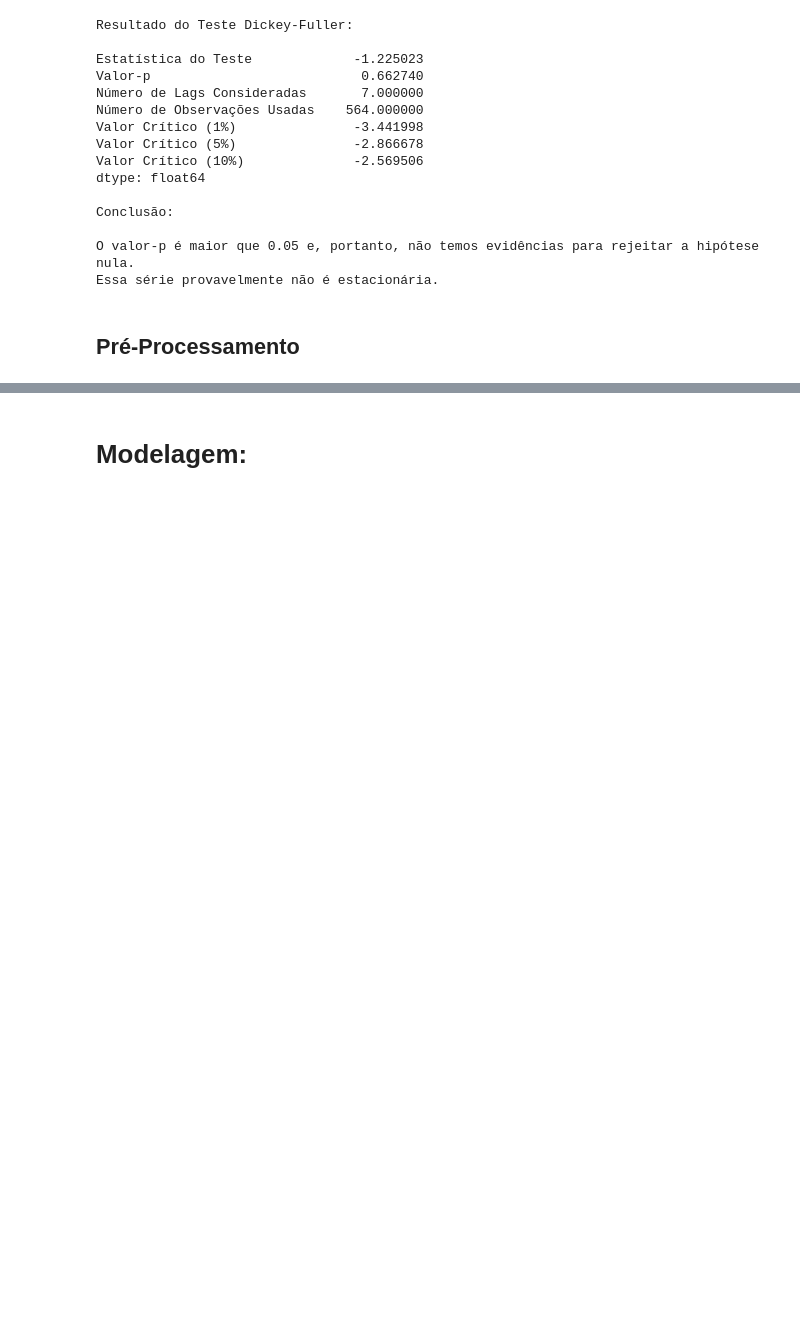
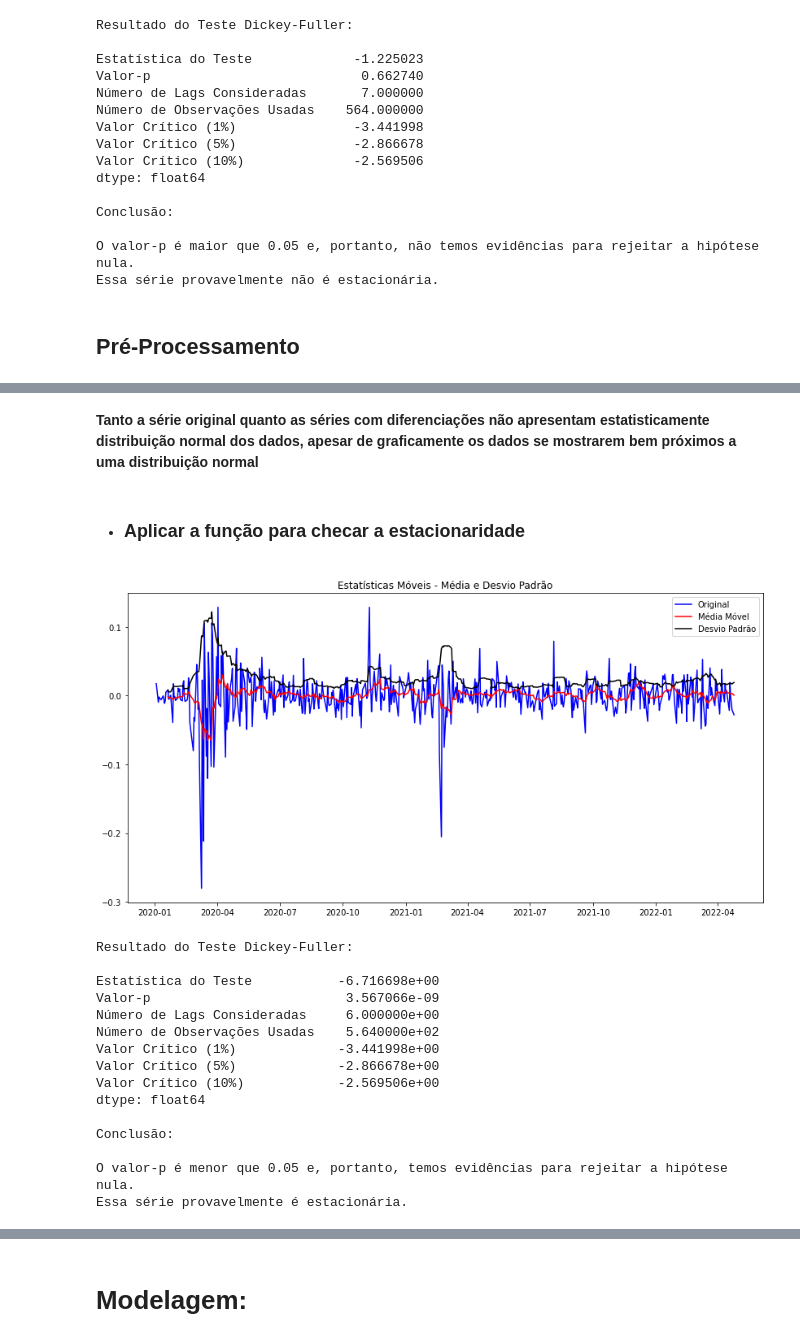
Before and after one commit to guirocha008/Ciencia-de-Dados, a Jupyter notebook: Modelo_ARIMA.ipynb, the cells around one changed output, grey strips where cells are left out. Saved outputs shown, nothing was run; the diff lists cells and outputs as text; code cells hidden in the pictures; blank space fills up the shorter version.

```diff
--- a/Modelo_ARIMA.ipynb
+++ b/Modelo_ARIMA.ipynb
@@ -344,0 +470,25 @@ df_treino
+# %% [markdown]
+**Tanto a série original quanto as séries com diferenciações não apresentam estatisticamente distribuição normal dos dados, apesar de graficamente os dados se mostrarem bem próximos a uma distribuição normal**
+# %% [markdown]
+- ### Aplicar a função para checar a estacionaridade
+# %%
+#função para checar a estacionaridade 1 diff
+teste_log_diff1 = df_log_diff1.dropna() #Excluir os dados NAN gerado pelo diff
+testa_estacionaridade(teste_log_diff1)
+# %% [output]
+[figure, added]
+Resultado do Teste Dickey-Fuller:
+
+Estatística do Teste           -6.716698e+00
+Valor-p                         3.567066e-09
+Número de Lags Consideradas     6.000000e+00
+Número de Observações Usadas    5.640000e+02
+Valor Crítico (1%)             -3.441998e+00
+Valor Crítico (5%)             -2.866678e+00
+Valor Crítico (10%)            -2.569506e+00
+dtype: float64
+
+Conclusão:
+
+O valor-p é menor que 0.05 e, portanto, temos evidências para rejeitar a hipótese nula.
+Essa série provavelmente é estacionária.
```
Also changed, not shown: parts of 186 cells of this notebook.
